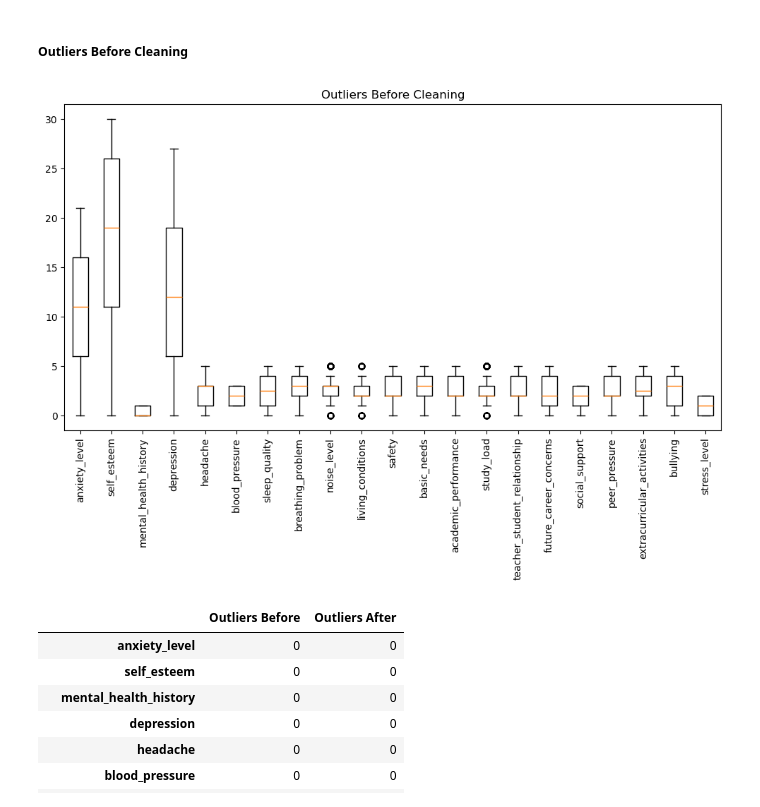
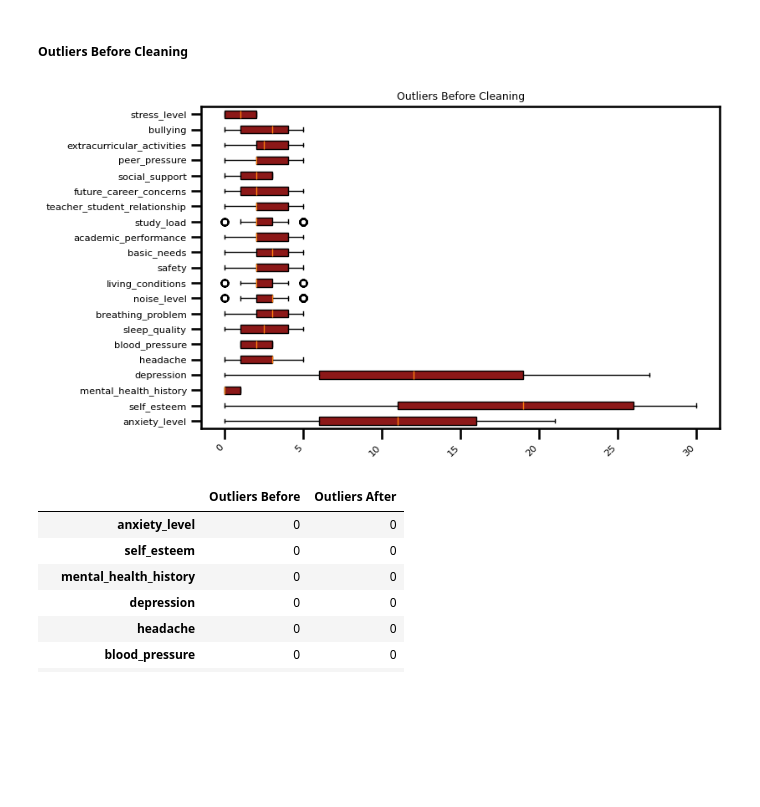
Before and after one commit to sandosaa/ML-project, a Jupyter notebook: ML project.ipynb, the cells around one changed output. Drawn from its saved outputs; the diff is of its cells as text; code cells hidden in the pictures; blank space fills up the shorter version.

```diff
--- a/ML project.ipynb
+++ b/ML project.ipynb
@@ -128,7 +130,7 @@ from sklearn.model_selection import train_test_split
 </h1>
 # %%
 #cspell:disable
-data = pd.read_csv(r"c:\Users\raya\Downloads\StressLevelDataset (1).csv")
+data = pd.read_csv(r"StressLevelDataset.csv")
 print ("\nDisplay The first 10 rows :")
 data.head(10)
 # %% [output]
@@ -266,13 +268,13 @@ dtype: object
 ##### Outliers Before Cleaning
 # %%
 numeric_cols = data.columns
-plt.figure(figsize=(12, 6))
-plt.boxplot(data[numeric_cols].values, labels=numeric_cols)
+plt.figure(figsize=(8,5))
+plt.boxplot(data[numeric_cols].values, tick_labels=numeric_cols, vert=False ,patch_artist=True, boxprops=dict(facecolor='#8C1818'))
 plt.title("Outliers Before Cleaning")
-plt.xticks(rotation=90)
+plt.xticks(rotation=45, ha='right')
 plt.show()
 # %% [output]
-[figure, old version]
+[figure, new version]
 # %%
 numeric_cols = data.select_dtypes(include=np.number).columns
 
```
Also changed, not shown: parts of 28 cells of this notebook, 1 other file.
